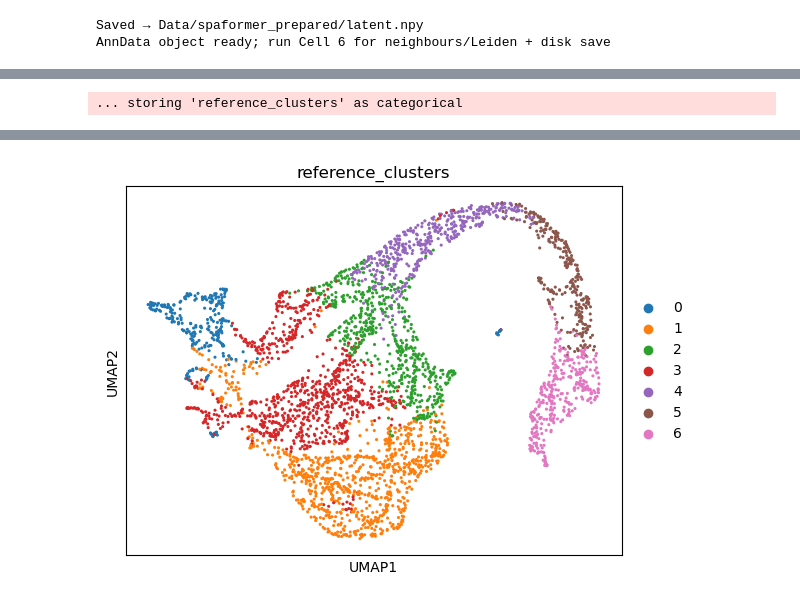
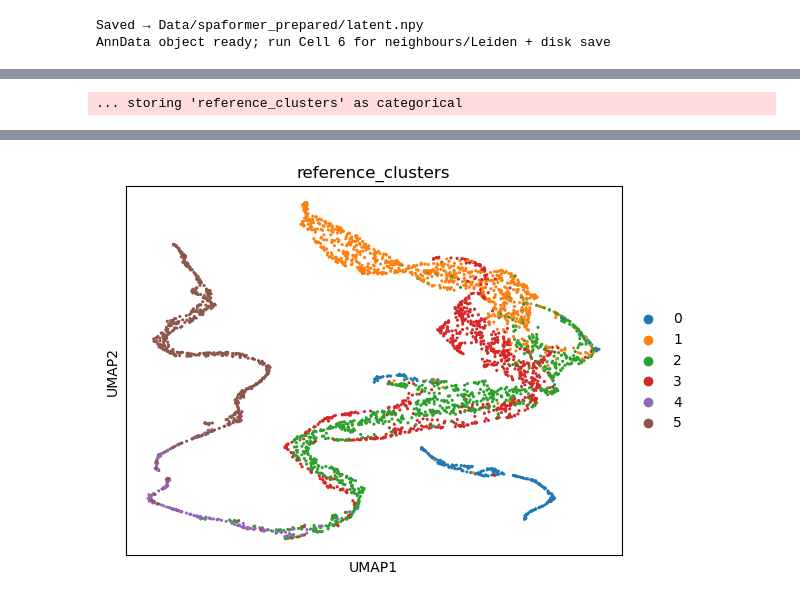
Before and after one commit to Mehrads/Spatial-Transcriptomics-via-Hypergraph, a Jupyter notebook: spaformer.ipynb, the cells around one changed output, grey strips where cells are left out. Saved outputs shown, nothing was run; the diff lists cells and outputs as text; code cells hidden in the pictures.

```diff
--- a/spaformer.ipynb
+++ b/spaformer.ipynb
@@ -66,5 +73,21 @@ random_seed = 42
 # %%
 # Cell 2  ──────────────────────────────────────────────────────────────
+import random
+
+
+def seed_everything(seed: int, deterministic: bool = True):
+    random.seed(seed)
+    np.random.seed(seed)
+    torch.manual_seed(seed)
+    if torch.cuda.is_available():
+        torch.cuda.manual_seed_all(seed)
+    if deterministic:
+        torch.backends.cudnn.deterministic = True
+        torch.backends.cudnn.benchmark = False
+
+
+seed_everything(random_seed, deterministic_torch)
+
 # torch tensors on CPU
 X_t = torch.from_numpy(X_np)        # (N, G)
 C_t = torch.from_numpy(C_np)        # (N, 2)
@@ -728,6 +863,8 @@ import numpy as np
 import scanpy as sc
 from sklearn.decomposition import PCA
 from sklearn.neighbors import NearestNeighbors
+from sklearn.metrics import adjusted_rand_score, silhouette_score
+from sklearn.preprocessing import StandardScaler, normalize
 
 TARGET_CLUSTERS = 7
 PCA_COMPONENTS = 20
@@ -739,39 +876,84 @@ RESOLUTION_END = 3.0
 RESOLUTION_STEP = 0.01
 ORDER_AXIS = 1  # 0=x, 1=y
 
+STABILITY_SEEDS = [0, 1, 2]
+STABILITY_WEIGHT = 0.7
+SILHOUETTE_WEIGHT = 0.3
+COUNT_PENALTY = 0.15
+
 latent = adata_latent.X
 coords = adata_latent.obsm['spatial']
 
 pca = PCA(n_components=PCA_COMPONENTS, random_state=42)
 embedding = pca.fit_transform(latent)
-adata_latent.obsm['latent_pca'] = embedding.astype('float32')
+embedding = StandardScaler(with_mean=True, with_std=True).fit_transform(embedding)
+embedding = normalize(embedding, norm='l2').astype('float32')
+adata_latent.obsm['latent_pca'] = embedding
 
 sc.pp.neighbors(adata_latent, n_neighbors=NEIGHBORS_PCA, use_rep='latent_pca')
 
-print('Searching resolution...')
+print('Searching resolution with stability scoring...')
 best_res = None
-best_diff = None
+best_score = None
 best_n = None
+
+
+def evaluate_resolution(resolution):
+    labels_runs = []
+    n_clusters_runs = []
+    for seed in STABILITY_SEEDS:
+        key = f'leiden_r{resolution:.2f}_s{seed}'
+        sc.tl.leiden(adata_latent, key_added=key, random_state=int(seed), resolution=float(resolution))
+        labels_seed = adata_latent.obs[key].astype(int).to_numpy()
+        labels_runs.append(labels_seed)
+        n_clusters_runs.append(np.unique(labels_seed).size)
+
+    n_cluster = int(round(float(np.median(n_clusters_runs))))
+
+    if len(labels_runs) > 1:
+        ari_vals = []
+        for i in range(len(labels_runs)):
+            for j in range(i + 1, len(labels_runs)):
+                ari_vals.append(adjusted_rand_score(labels_runs[i], labels_runs[j]))
+        stability = float(np.mean(ari_vals))
+    else:
+        stability = 1.0
+
+    if n_cluster > 1:
+        try:
+            silhouette = float(silhouette_score(embedding, labels_runs[0]))
+        except Exception:
+            silhouette = -1.0
+    else:
+        silhouette = -1.0
+
+    diff = abs(n_cluster - TARGET_CLUSTERS)
+    score = (
+        STABILITY_WEIGHT * stability
+        + SILHOUETTE_WEIGHT * silhouette
+        - COUNT_PENALTY * diff
+    )
+    return score, n_cluster
+
+
 resolutions = np.arange(RESOLUTION_START, RESOLUTION_END, RESOLUTION_STEP)[::-1]
 for res in resolutions:
-    sc.tl.leiden(adata_latent, random_state=0, resolution=float(res))
-    n_cluster = adata_latent.obs['leiden'].nunique()
-    print(f'resolution={res:.2f}, clusters={n_cluster}')
-    diff = abs(n_cluster - TARGET_CLUSTERS)
-    if best_diff is None or diff < best_diff:
+    score, n_cluster = evaluate_resolution(float(res))
+    print(f'resolution={res:.2f}, clusters~{n_cluster}, score={score:.4f}')
+    if best_score is None or score > best_score:
         best_res = float(res)
-        best_diff = diff
+        best_score = float(score)
         best_n = int(n_cluster)
-    if n_cluster == TARGET_CLUSTERS:
-        break
+
 if best_res is None:
     raise ValueError('Leiden search failed; try expanding the resolution range.')
-# ensure labels correspond to chosen resolution
-sc.tl.leiden(adata_latent, random_state=0, resolution=float(best_res))
+
+# Canonical labels at chosen resolution
+sc.tl.leiden(adata_latent, key_added='leiden', random_state=0, resolution=float(best_res))
 if best_n != TARGET_CLUSTERS:
-    print(f'No exact match; using closest resolution {best_res:.2f} with {best_n} clusters.')
+    print(f'No exact match; using best-score resolution {best_res:.2f} with {best_n} clusters.')
 else:
-    print(f'Chosen resolution: {best_res:.2f}')
+    print(f'Chosen resolution: {best_res:.2f} (stability-scored)')
 
 labels = adata_latent.obs['leiden'].astype(int).to_numpy()
 nbrs = NearestNeighbors(n_neighbors=REFINE_K + 1, metric='euclidean').fit(coords)
@@ -792,8 +974,11 @@ mapping = {lab: i for i, lab in enumerate(order)}
 ordered_labels = np.array([mapping[lab] for lab in labels], dtype=int)
 
 adata_latent.obs['reference_clusters'] = ordered_labels.astype(str)
+graphst_labels_path = PP_DIR / 'leiden_labels_graphst.npy'
+np.save(graphst_labels_path, ordered_labels)
 np.save(PP_DIR / 'leiden_labels.npy', ordered_labels)
-print('Saved Leiden labels →', PP_DIR / 'leiden_labels.npy')
+print('Saved GraphST-style Leiden labels →', graphst_labels_path)
+print('Saved canonical Leiden labels →', PP_DIR / 'leiden_labels.npy')
 
 adata_latent.write(PP_DIR / 'latent.h5ad')
 print('Saved AnnData with refined clusters →', PP_DIR / 'latent.h5ad')
@@ -827,2 +1013,2 @@ Saved Leiden labels → Data/spaformer_prepared/leiden_labels.npy
 Saved AnnData with refined clusters → Data/spaformer_prepared/latent.h5ad
-[figure, old version]
+[figure, new version]
```
Also changed, not shown: parts of 7 cells of this notebook, 19 other files.
